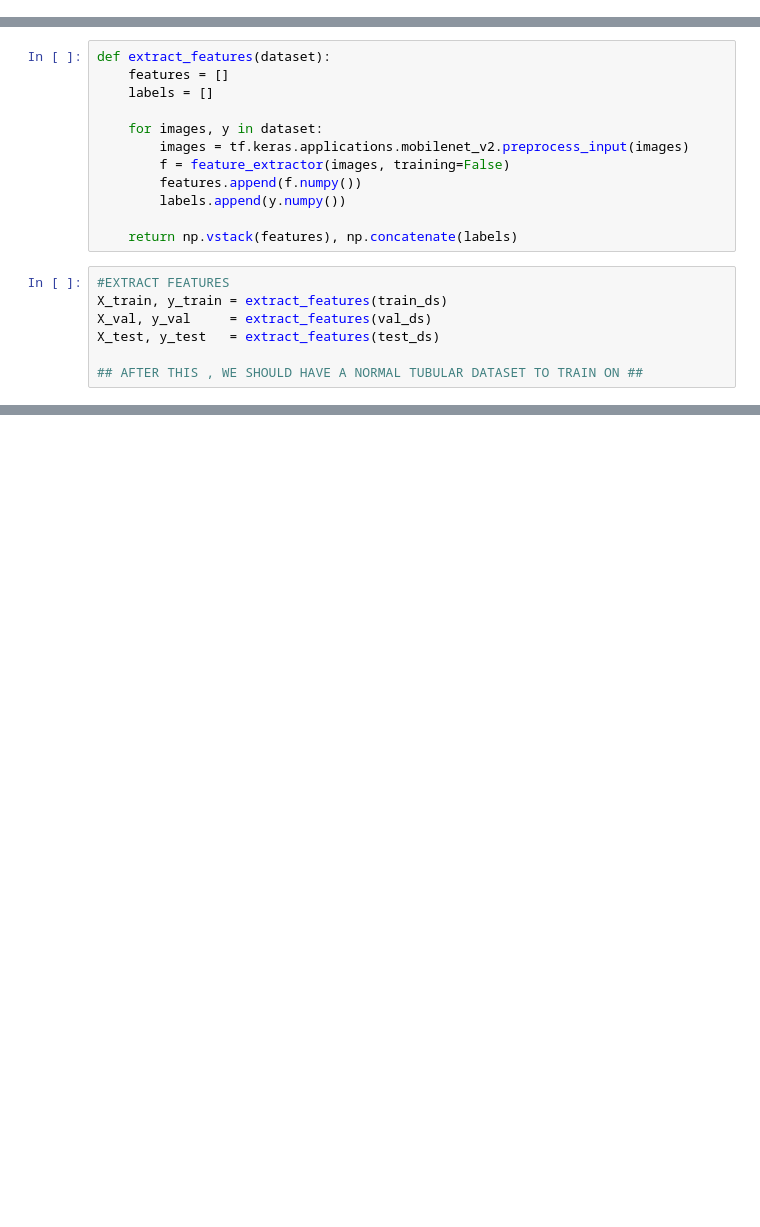
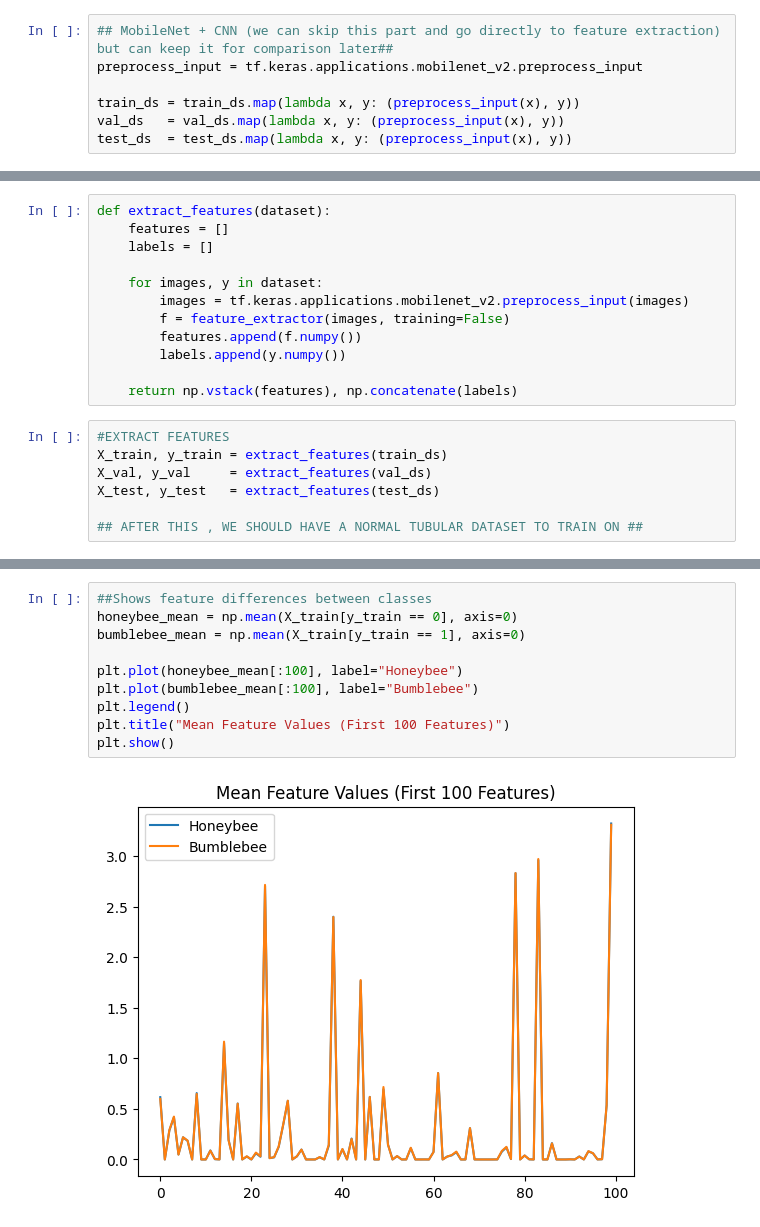
Before and after one commit to mireillemaher/honeybee-detect-ML-, a Jupyter notebook: notebooks/training2.ipynb, the cells around one changed output, grey strips where cells are left out. Drawn from its saved outputs; the diff is of its cells as text; blank space fills up the shorter version.

```diff
--- a/notebooks/training2.ipynb
+++ b/notebooks/training2.ipynb
@@ -0,0 +70,7 @@
+# %%
+## MobileNet + CNN (we can skip this part and go directly to feature extraction) but can keep it for comparison later##
+preprocess_input = tf.keras.applications.mobilenet_v2.preprocess_input
+
+train_ds = train_ds.map(lambda x, y: (preprocess_input(x), y))
+val_ds   = val_ds.map(lambda x, y: (preprocess_input(x), y))
+test_ds  = test_ds.map(lambda x, y: (preprocess_input(x), y))
@@ -36,2 +203,14 @@ X_test, y_test   = extract_features(test_ds)
+# %%
+##Shows feature differences between classes
+honeybee_mean = np.mean(X_train[y_train == 0], axis=0)
+bumblebee_mean = np.mean(X_train[y_train == 1], axis=0)
+
+plt.plot(honeybee_mean[:100], label="Honeybee")
+plt.plot(bumblebee_mean[:100], label="Bumblebee")
+plt.legend()
+plt.title("Mean Feature Values (First 100 Features)")
+plt.show()
+# %% [output]
+[figure, added]
 # %%
 #SVM CLASSIFIER
```
Also changed, not shown: parts of 10 cells of this notebook.
